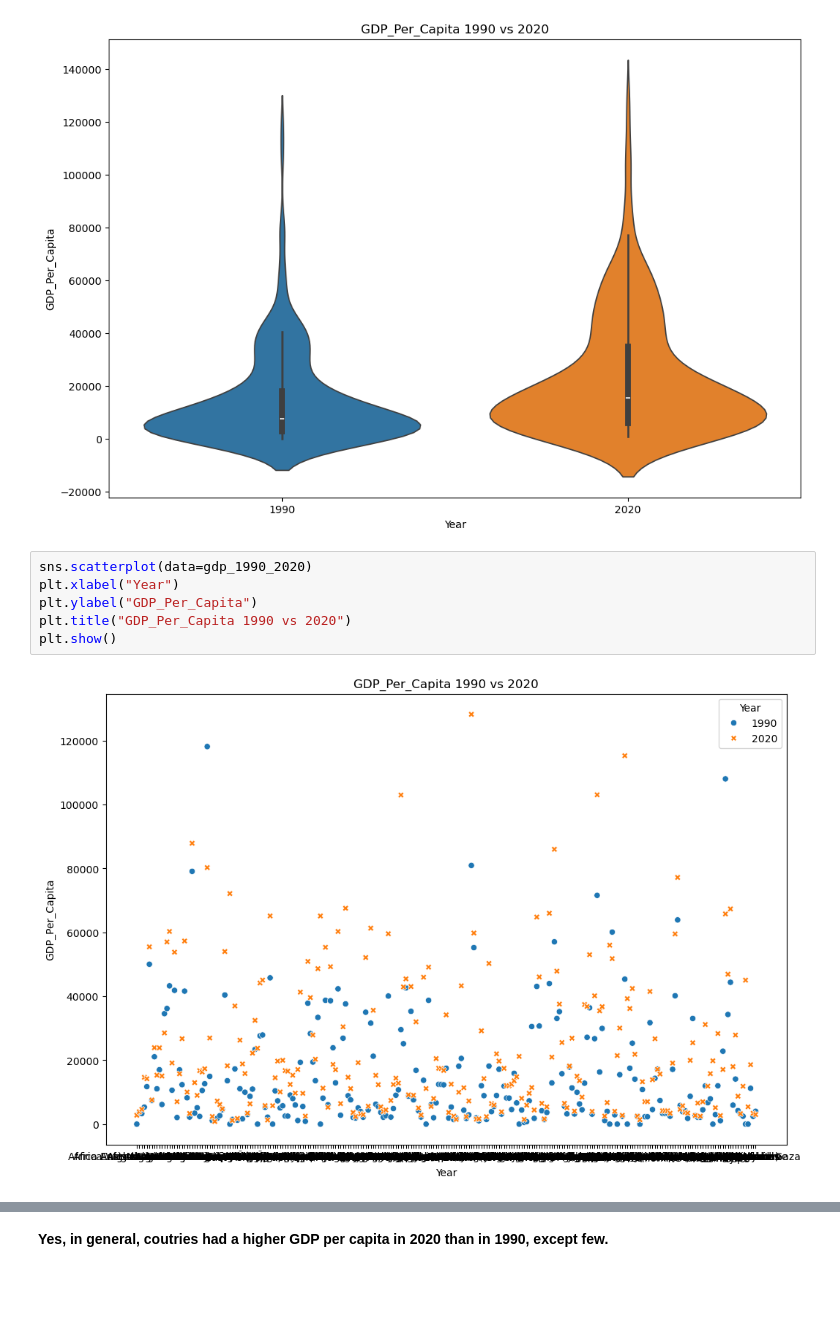
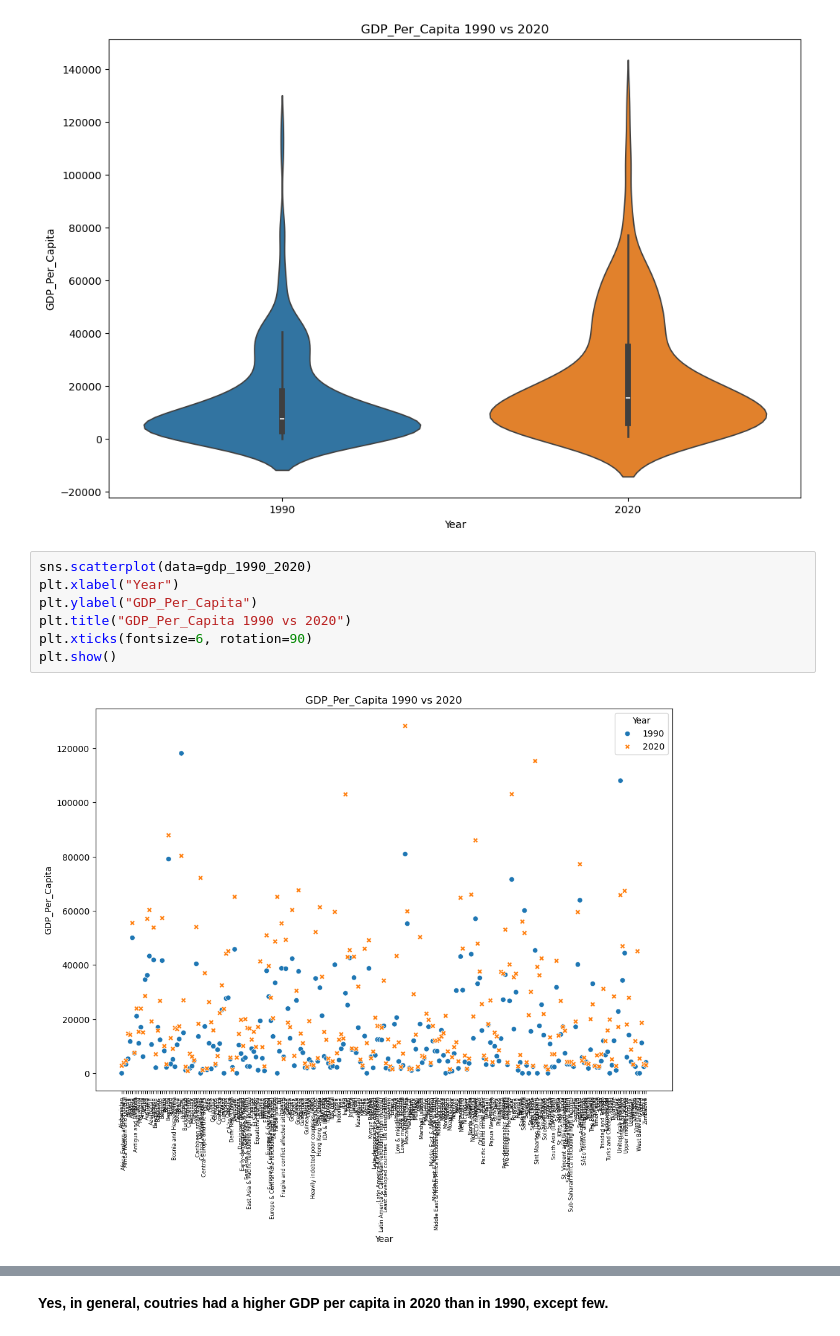
Before and after one commit to NSS-Data-Analytics-Cohort-16/da16-python-gdp-and-internet-use-analysis-janvimehendale, a Jupyter notebook: notebooks/gdp_internetuse.ipynb, the cells around one changed output, grey strips where cells are left out. Saved outputs shown, nothing was run; the diff lists cells and outputs as text; blank space fills up the shorter version.

```diff
--- a/notebooks/gdp_internetuse.ipynb
+++ b/notebooks/gdp_internetuse.ipynb
@@ -618,11 +619,12 @@ plt.show()
 # %%
 sns.scatterplot(data=gdp_1990_2020)
 plt.xlabel("Year")
 plt.ylabel("GDP_Per_Capita")
 plt.title("GDP_Per_Capita 1990 vs 2020")
+plt.xticks(fontsize=6, rotation=90)
 plt.show()
 # %% [output]
-[figure, old version]
+[figure, new version]
 # %%
 sns.lineplot(data=gdp_1990_2020)
 plt.xlabel("Year")
```
Also changed, not shown: parts of 3 cells of this notebook.
